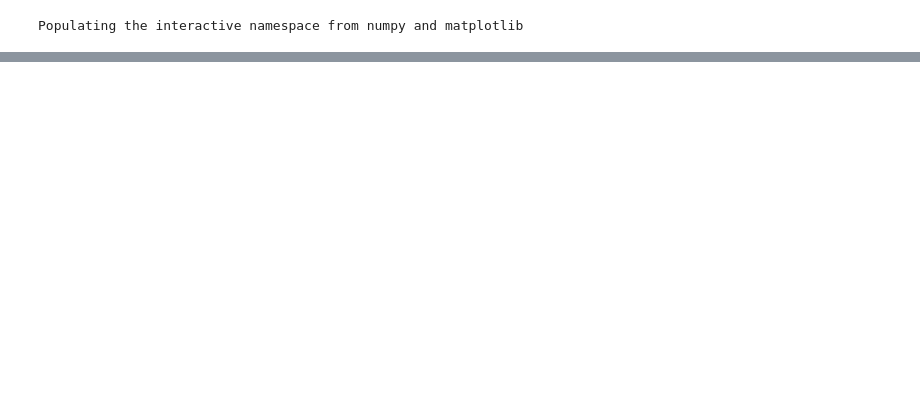
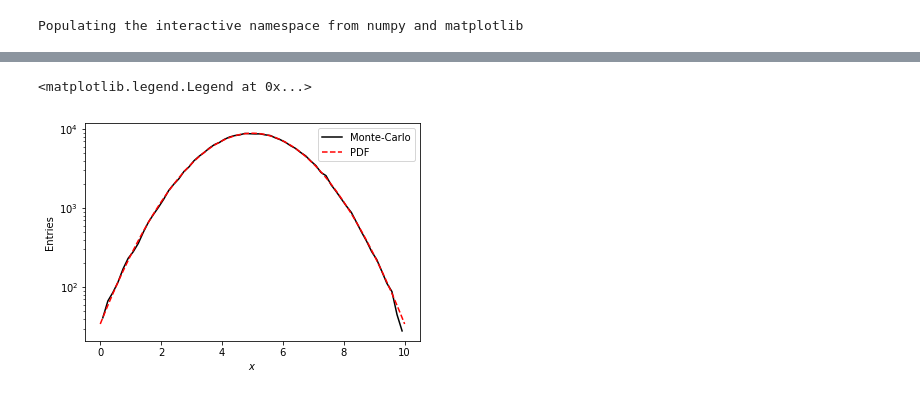
Before and after one commit to mulhearn/classwork, a Jupyter notebook: phy80/lab_manual/figs/labs/uncertainties/toy.ipynb, the cells around one changed output, grey strips where cells are left out. Drawn from its saved outputs; the diff is of its cells as text; code cells hidden in the pictures; blank space fills up the shorter version.

```diff
--- a/phy80/lab_manual/figs/labs/uncertainties/toy.ipynb
+++ b/phy80/lab_manual/figs/labs/uncertainties/toy.ipynb
@@ -4,0 +18,23 @@ Populating the interactive namespace from numpy and matplotlib
+# %%
+from scipy import stats
+NEXP  = 200000
+NBINS = 60
+MIN   = 0
+MAX   = 10
+MEAN  = 5.0
+SIGMA = 1.5
+r = np.random.normal(loc=5.0,scale=1.5,size=NEXP)
+h,edges = np.histogram(r,bins=NBINS,range=(MIN,MAX))
+cbins = (edges[:-1] + edges[1:])/2.0
+plt.plot(cbins,h,"k-",label="Monte-Carlo")
+binsize = float(MAX-MIN)/NBINS
+x = np.linspace(MIN,MAX,100)
+y = NEXP*binsize*stats.norm.pdf(x,loc=MEAN,scale=SIGMA)
+plt.plot(x,y,"r--",label="PDF")
+plt.xlabel("$x$")
+plt.ylabel("Entries")
+plt.semilogy()
+plt.legend()
+# %% [output]
+<matplotlib.legend.Legend at 0x...>
+[figure, added]
```
Also changed, not shown: parts of 6 cells of this notebook, 24 other files.
